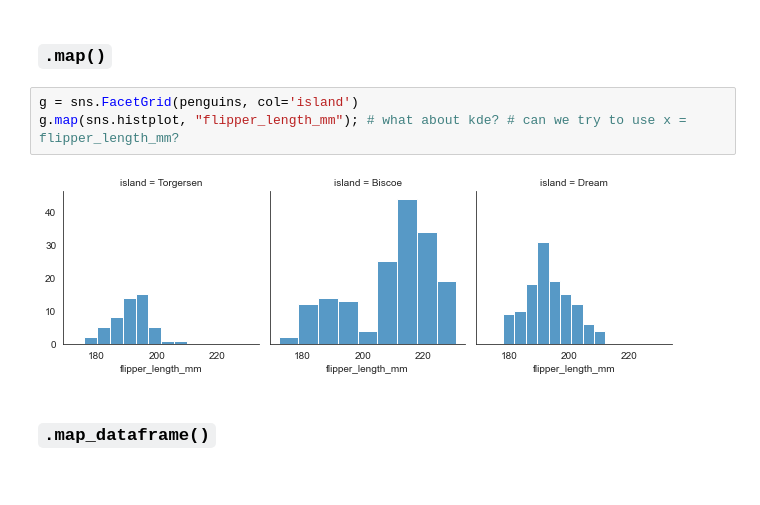
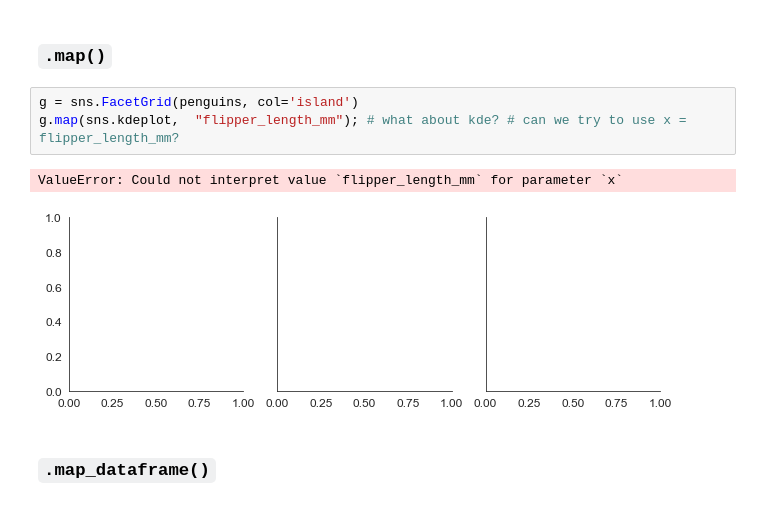
Before and after one commit to santarabantoosoo/Data-Analysis-NanoDegree, a Jupyter notebook: s7_univariate_bivariate_viz/Demos/detailed seaborn/16_FacetGrid.ipynb, the cells around one changed output. Drawn from its saved outputs; the diff is of its cells as text.

```diff
--- a/s7_univariate_bivariate_viz/Demos/detailed seaborn/16_FacetGrid.ipynb
+++ b/s7_univariate_bivariate_viz/Demos/detailed seaborn/16_FacetGrid.ipynb
@@ -75,9 +75,10 @@ g = sns.FacetGrid(penguins, row='island');
 ### `.map()`
 # %%
 g = sns.FacetGrid(penguins, col='island')
-g.map(sns.histplot, "flipper_length_mm"); # what about kde? # can we try to use x = flipper_length_mm?
+g.map(sns.kdeplot,  "flipper_length_mm"); # what about kde? # can we try to use x = flipper_length_mm?
 # %% [output]
+ValueError: Could not interpret value `flipper_length_mm` for parameter `x`
-[figure, old version]
+[figure, new version]
 # %% [markdown]
 ### `.map_dataframe()`
 # %%
```
Also changed, not shown: parts of 8 cells of this notebook, 4 other files.
